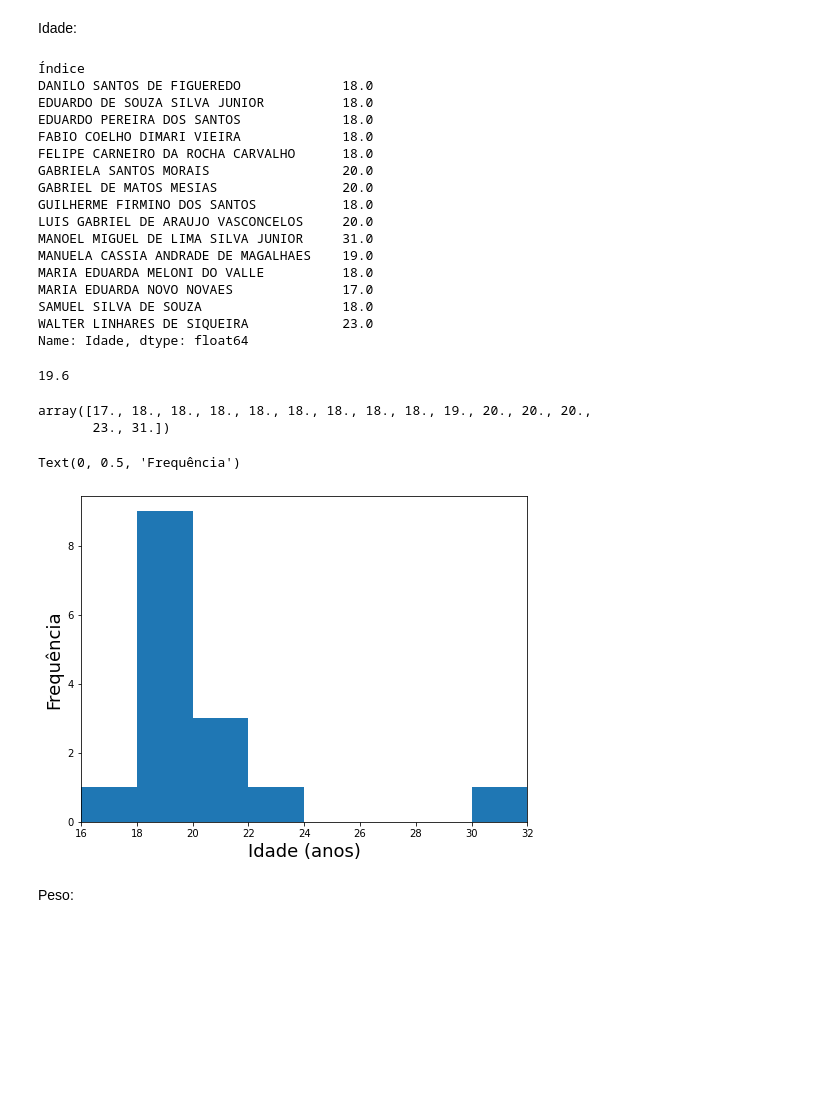
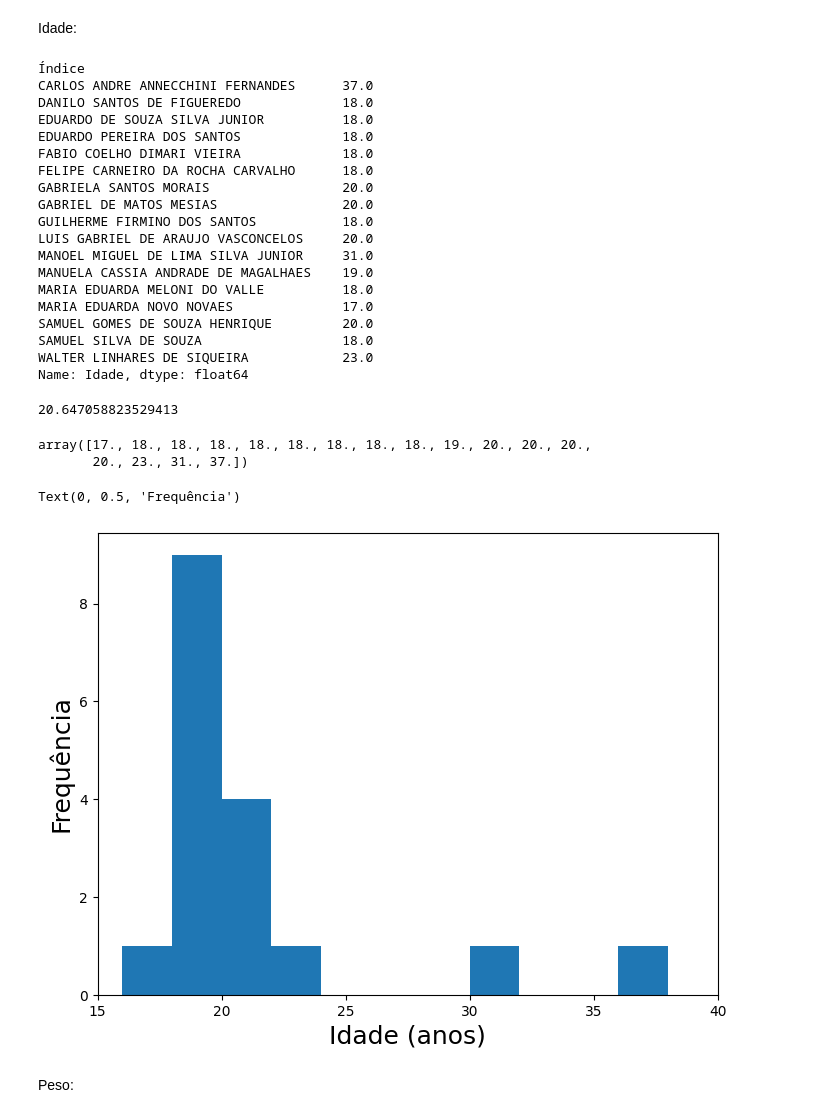
Before and after one commit to elizamelo/FisicaGeral, a Jupyter notebook: Aula01_Dados_da_Turma_2023.ipynb, the cells around one changed output. Cells and saved outputs as stored; diff of their text form; code cells hidden in the pictures; blank space fills up the shorter version.

```diff
--- a/Aula01_Dados_da_Turma_2023.ipynb
+++ b/Aula01_Dados_da_Turma_2023.ipynb
@@ -33,5 +21,5 @@ Tabela de idades, pesos e alturas:
 # %%
-df = pd.read_csv( "Dados-alunos-2023-1.csv", usecols=[0,1,2,3], nrows=16, index_col=0, na_values=["0"],names=["Índice", "Idade", "Peso", "Altura"] )
+df = pd.read_csv( "Dados-alunos-2023-1.csv", usecols=[0,1,2,3], nrows=18, index_col=0, na_values=["0"],names=["Índice", "Idade", "Peso", "Altura"] )
 df
 # %% [output]
 |  | Idade | Peso | Altura |
@@ -80,6 +68,7 @@ array_Idade = df[ "Idade" ]
 array_Idade.dropna()
 # %% [output]
 Índice
+CARLOS ANDRE ANNECCHINI FERNANDES      37.0
 DANILO SANTOS DE FIGUEREDO             18.0
 EDUARDO DE SOUZA SILVA JUNIOR          18.0
 EDUARDO PEREIRA DOS SANTOS             18.0
@@ -93,29 +82,30 @@ MANOEL MIGUEL DE LIMA SILVA JUNIOR     31.0
 MANUELA CASSIA ANDRADE DE MAGALHAES    19.0
 MARIA EDUARDA MELONI DO VALLE          18.0
 MARIA EDUARDA NOVO NOVAES              17.0
+SAMUEL GOMES DE SOUZA HENRIQUE         20.0
 SAMUEL SILVA DE SOUZA                  18.0
 WALTER LINHARES DE SIQUEIRA            23.0
 Name: Idade, dtype: float64
 # %%
 np.mean( array_Idade )
 # %% [output]
-19.6
+20.647058823529413
 # %%
 
 np.sort( array_Idade.dropna() )
 # %% [output]
 array([17., 18., 18., 18., 18., 18., 18., 18., 18., 19., 20., 20., 20.,
-       23., 31.])
+       20., 23., 31., 37.])
 # %%
 fig = plt.figure( figsize=(8,6) )
 
-counts, bins, _ = plt.hist( array_Idade, bins=8, range=(16, 32) )
-plt.xlim( 16, 32 )
+counts, bins, _ = plt.hist( array_Idade, bins=11, range=(16, 38) )
+plt.xlim( 15, 40 )
 plt.xlabel( "Idade (anos)", fontsize=18 )
 plt.ylabel( "Frequência", fontsize=18 )
 # %% [output]
 Text(0, 0.5, 'Frequência')
-[figure, old version]
+[figure, new version]
 # %% [markdown]
 Peso:
 # %%
```
Also changed, not shown: parts of 40 cells of this notebook.
